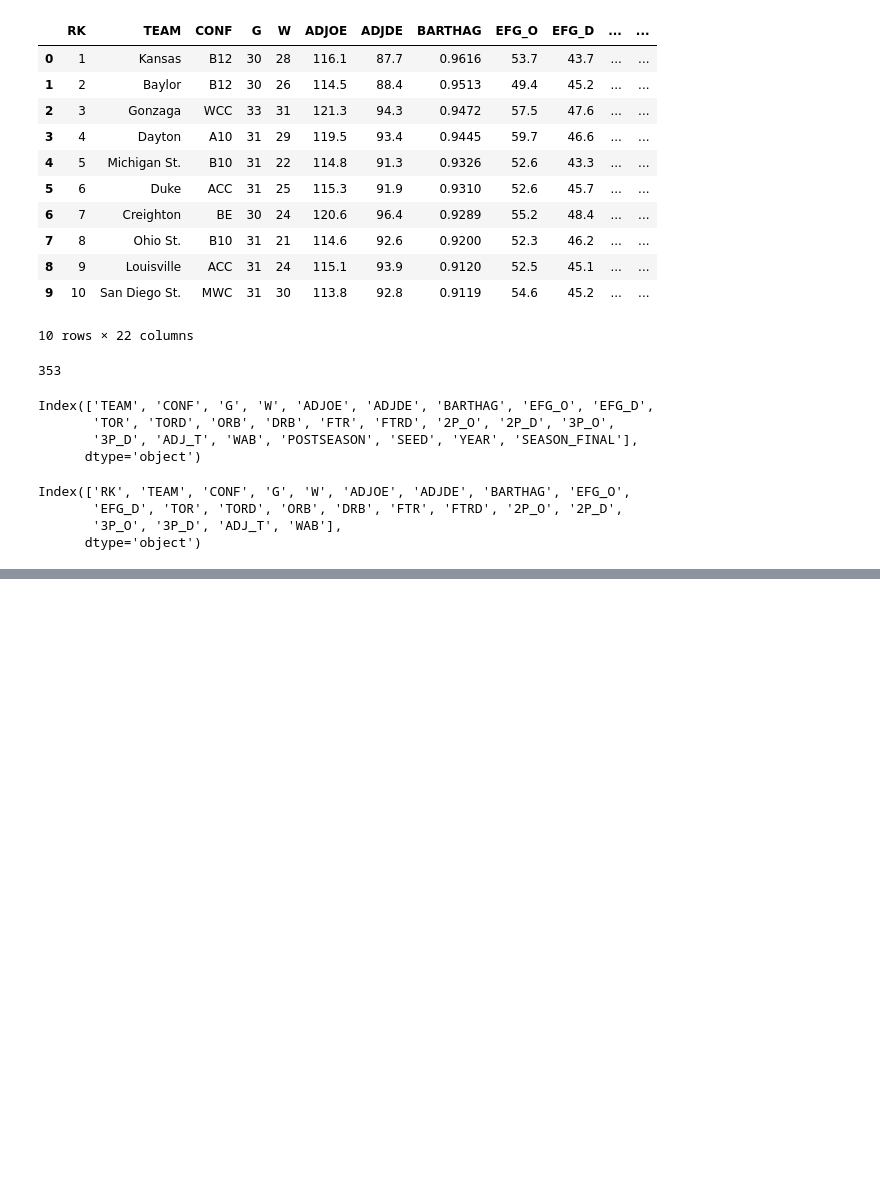
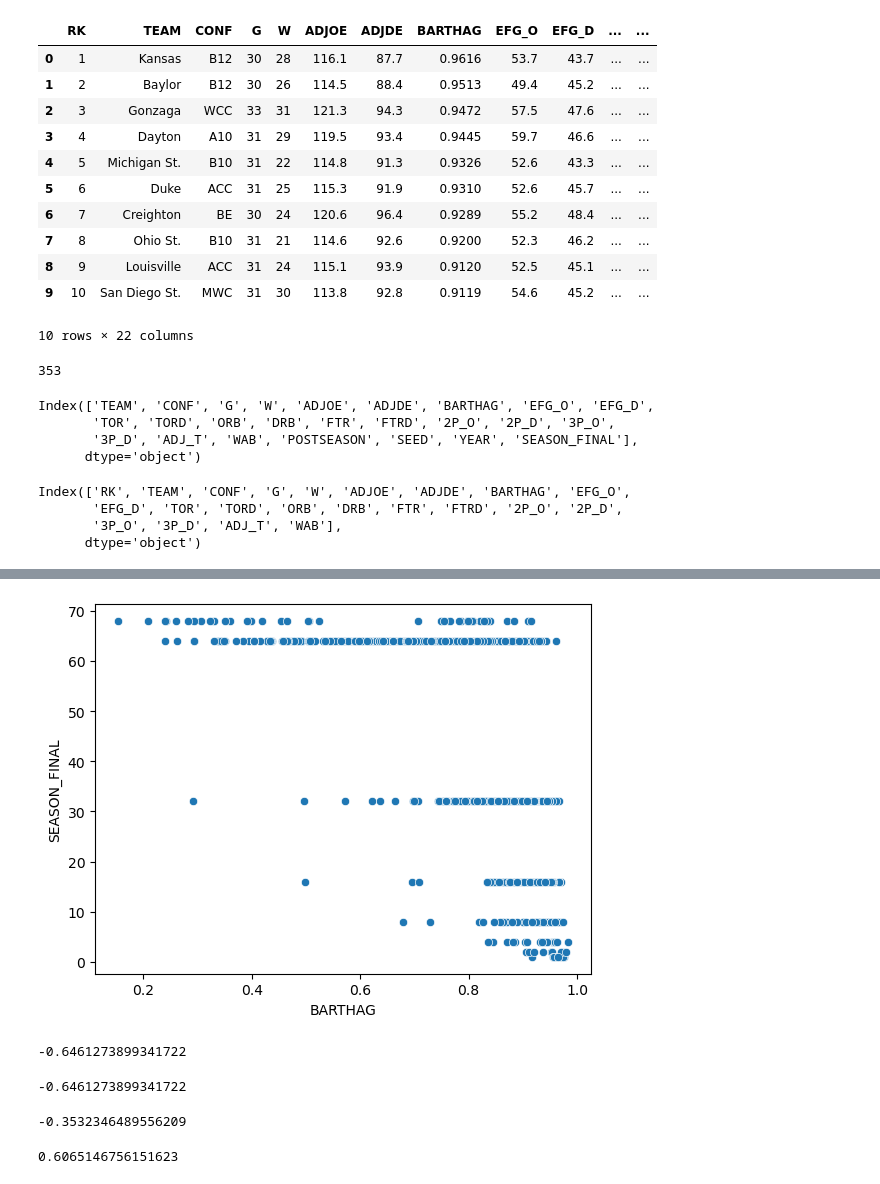
Before and after one commit to tehnoobface/CBB_Final_Project, a Jupyter notebook: cbb_data_analysis.ipynb, the cells around one changed output, grey strips where cells are left out. Cells and saved outputs as stored; diff of their text form; code cells hidden in the pictures; blank space fills up the shorter version.

Commit message:
Merge Data and EDA

```diff
--- a/cbb_data_analysis.ipynb
+++ b/cbb_data_analysis.ipynb
@@ -114,0 +139,24 @@ Index(['RK', 'TEAM', 'CONF', 'G', 'W', 'ADJOE', 'ADJDE', 'BARTHAG', 'EFG_O',
+# %%
+# Plot correlation between BARTHAG and SEASON_FINAL in the cbb dataframe:
+# Make 0's in SEASON_FINAL column NaN values:
+cbb['SEASON_FINAL'] = cbb['SEASON_FINAL'].replace(0, np.nan)
+sns.scatterplot(x='BARTHAG', y='SEASON_FINAL', data=cbb)
+plt.show()
+# %% [output]
+[figure, added]
+-0.6461273899341722
+# %%
+cbb['BARTHAG'].corr(cbb['SEASON_FINAL'], method = 'spearman')
+# %% [output]
+-0.6461273899341722
+# %%
+# Make Win/Loss Ratio column for cbb data:
+cbb['W/L'] = cbb['W'] / cbb['G']
+
+cbb['W/L'].corr(cbb['SEASON_FINAL'], method = 'spearman')
+# %% [output]
+-0.3532346489556209
+# %%
+cbb['SEED'].corr(cbb['SEASON_FINAL'], method = 'spearman')
+# %% [output]
+0.6065146756151623
```
Also changed, not shown: parts of 4 cells of this notebook, 2 other files.
